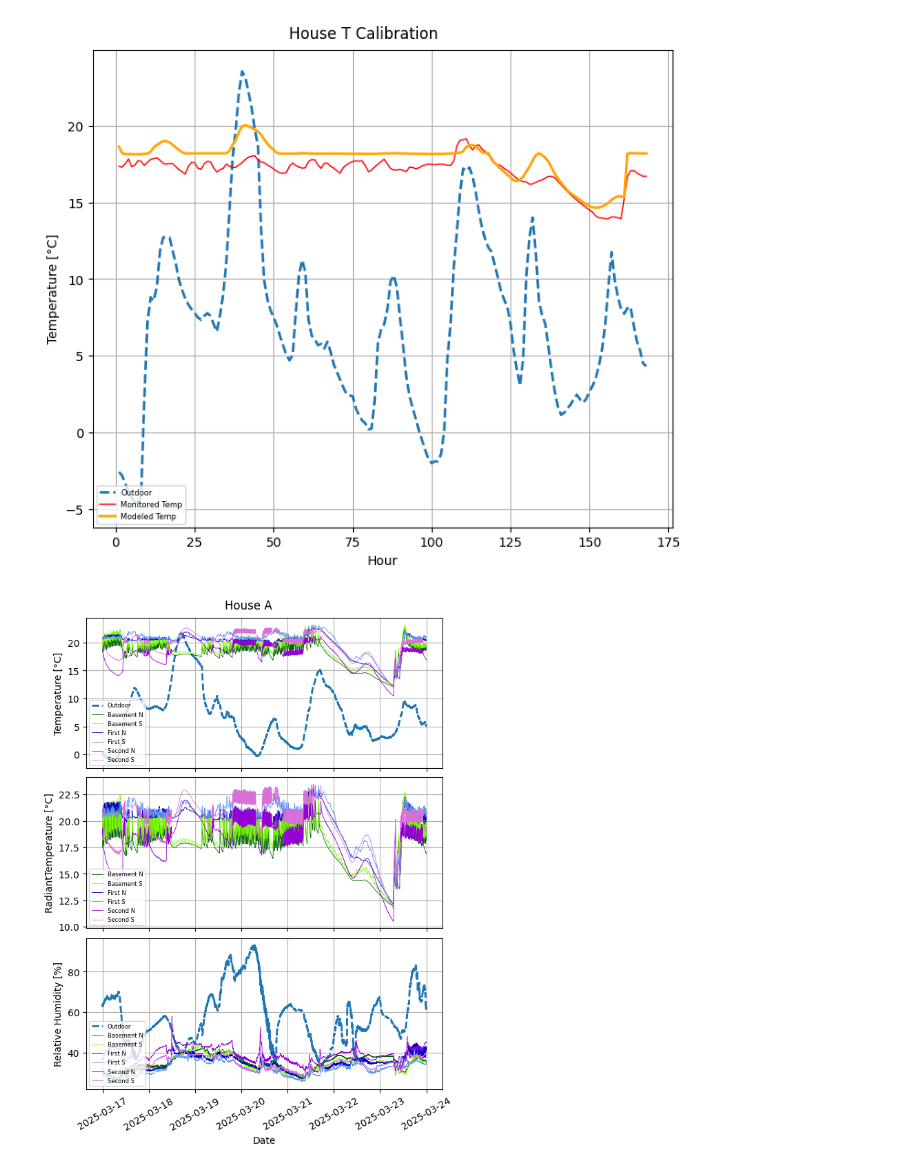
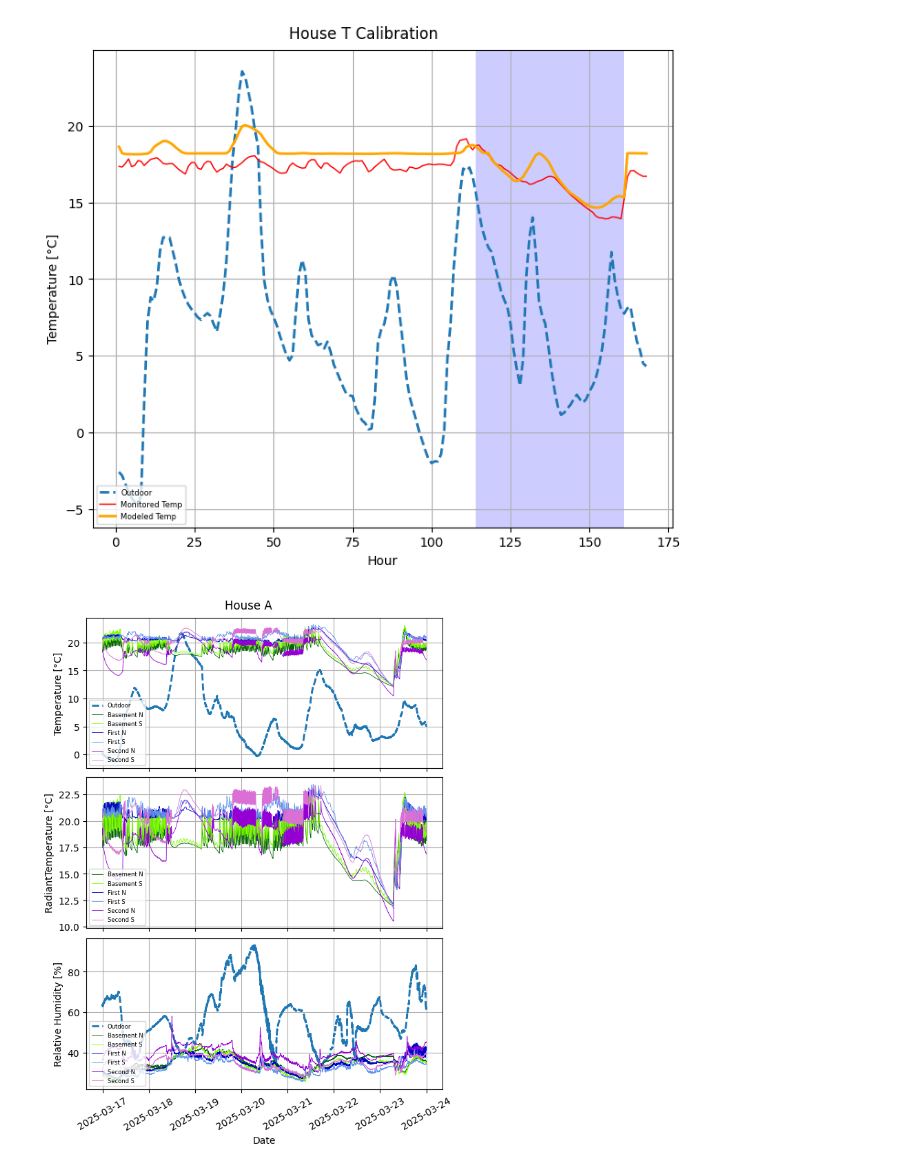
Before and after one commit to amitche8/IIT-PhD, a Jupyter notebook: Field Study/graphs.ipynb, the cells around one changed output. Saved outputs shown, nothing was run; the diff lists cells and outputs as text; code cells hidden in the pictures.

```diff
--- a/Field Study/graphs.ipynb
+++ b/Field Study/graphs.ipynb
@@ -6,34 +6,36 @@ import numpy as np
 df = pd.read_excel("D:/School/IIT-PHD/FIeld Study/Data/0_T_Complete Data_model.xlsx")
 
 t = df['Hour']
 t_o_t = df['Avg T']
 t_o_it = df['Avg IT']
 t_o_mt = df['Modeled']
 
 fig, axs = plt.subplots(1, 1, layout='constrained', figsize=(7,6))
 axs.plot(t, t_o_t, linewidth=2, linestyle='dashed', label='Outdoor')
 axs.plot(t, t_o_it, linewidth=1, color = 'red', label='Monitored Temp')
 axs.plot(t, t_o_mt, linewidth=2, color= 'orange', label='Modeled Temp')
 
 
 
 # axs[0].set_xlim(0, 2)
 axs.set_xlabel('Hour')
 # axs[1].set_xlabel('Date')
 # axs[2].set_xlabel('Date')
 axs.set_ylabel('Temperature [°C]')
 
 axs.grid(True)
 
 axs.legend(loc='lower left', fontsize=6)
 
+axs.axvspan(114, 161, facecolor='b', alpha=0.2)
+
 
 
 # plt.setp(axs[2].xaxis.get_majorticklabels(), rotation=30)
 plt.suptitle('House T Calibration')
 plt.show()
 # %% [output]
-[figure, old version]
+[figure, new version]
 # %%
 df = pd.read_excel("D:/School/IIT-PHD/FIeld Study/Data/0_A_Complete Data.xlsx")
 
```
Also changed, not shown: 2 other files.
